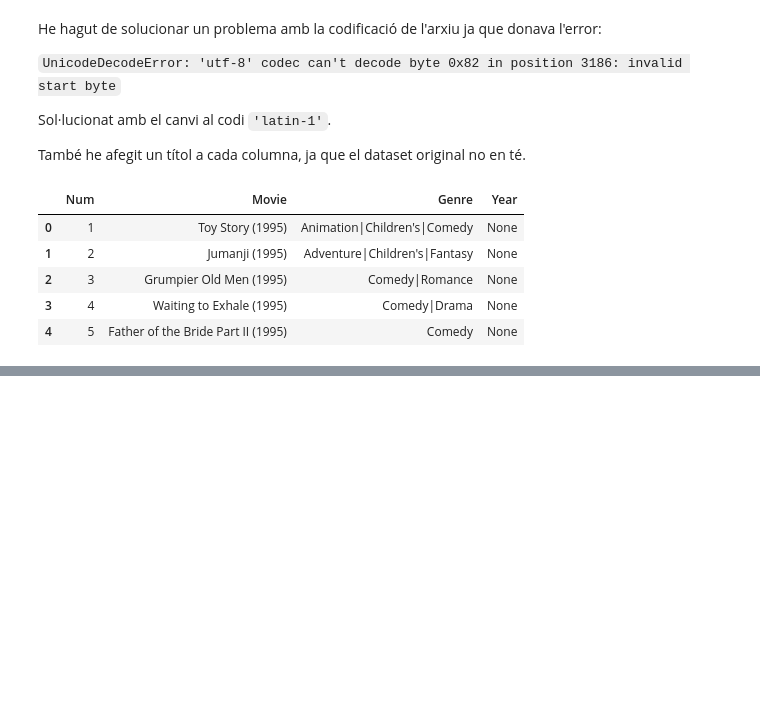
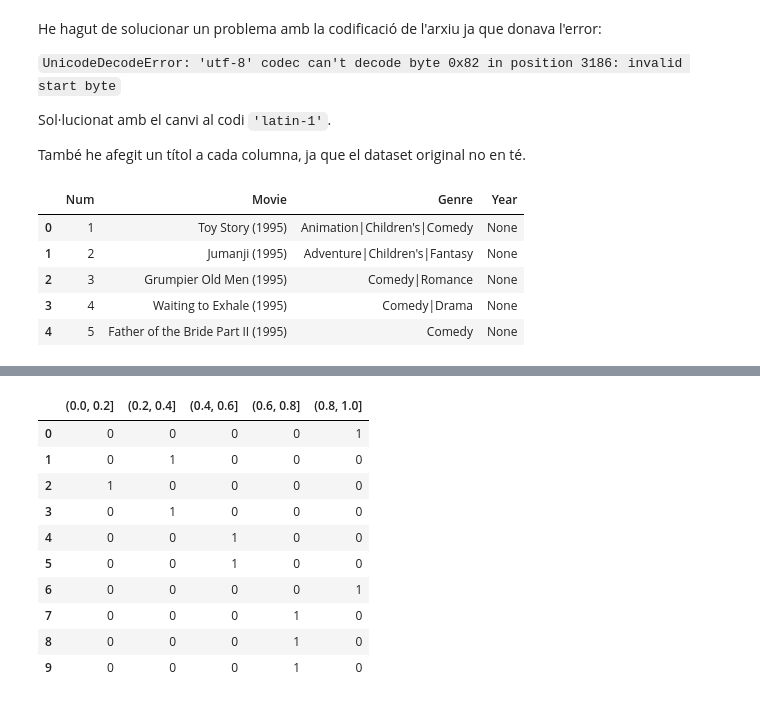
Before and after one commit to davifebdn/Tasca-M4-T02, a Jupyter notebook: Tasca_M4_T02.ipynb, the cells around one changed output, grey strips where cells are left out. Saved outputs shown, nothing was run; the diff lists cells and outputs as text; code cells hidden in the pictures; blank space fills up the shorter version.

```diff
--- a/Tasca_M4_T02.ipynb
+++ b/Tasca_M4_T02.ipynb
@@ -1154,0 +1195,32 @@ movies.head(30)
+# %%
+gen = movies.Genre[0]
+gen.split('|')
+dummies.columns.get_indexer(gen.split('|'))
+for i, gen in enumerate(movies.Genre):
+    indices = dummies.columns.get_indexer(gen.split('|'))
+    dummies.iloc[i, indices] = 1
+movies_dummies = movies.join(dummies.add_prefix('Genre_'))
+movies_dummies.head()
+movies_dummies.iloc[1]
+
+np.random.seed(12345)
+
+values = np.random.rand(10)
+values
+
+bins = [0, 0.2, 0.4, 0.6, 0.8, 1]
+bins
+
+pd.get_dummies(pd.cut(values, bins))
+# %% [output]
+|  | (0.0, 0.2] | (0.2, 0.4] | (0.4, 0.6] | (0.6, 0.8] | (0.8, 1.0] |
+| 0 | 0 | 0 | 0 | 0 | 1 |
+| 1 | 0 | 1 | 0 | 0 | 0 |
+| 2 | 1 | 0 | 0 | 0 | 0 |
+| 3 | 0 | 1 | 0 | 0 | 0 |
+| 4 | 0 | 0 | 1 | 0 | 0 |
+| 5 | 0 | 0 | 1 | 0 | 0 |
+| 6 | 0 | 0 | 0 | 0 | 1 |
+| 7 | 0 | 0 | 0 | 1 | 0 |
+| 8 | 0 | 0 | 0 | 1 | 0 |
+| 9 | 0 | 0 | 0 | 1 | 0 |
```
Also changed, not shown: parts of 13 cells of this notebook.
